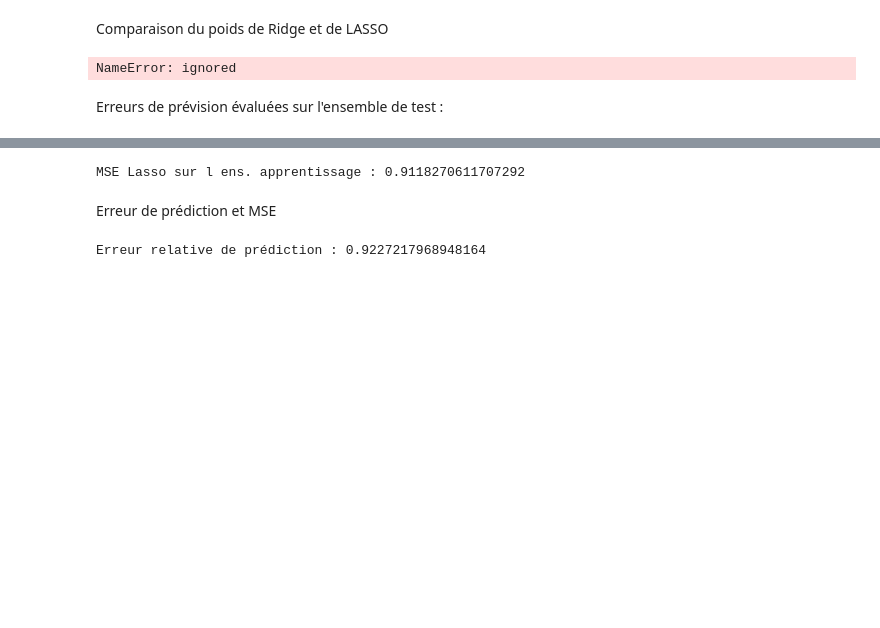
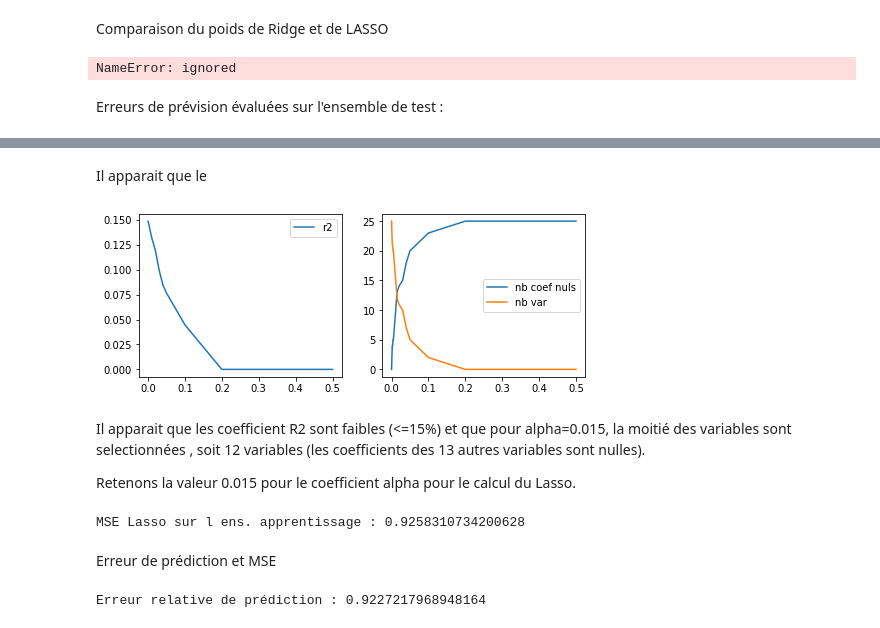
Before and after one commit to MarleneChevalier/Optimisation, a Jupyter notebook: Projet_Optimisation.ipynb, the cells around one changed output, grey strips where cells are left out. Cells and saved outputs as stored; diff of their text form; code cells hidden in the pictures; blank space fills up the shorter version.

```diff
--- a/Projet_Optimisation.ipynb
+++ b/Projet_Optimisation.ipynb
@@ -500,5 +499,5 @@ __Regression Ridge avec scikit learn__
 # %%
-regRidge = skl.Ridge(alpha=10,fit_intercept=False,normalize=True)
+regRidge = skl.Ridge(alpha=10,fit_intercept=False,normalize=False)
 regRidge.fit(X_train, Y_train)
 regRidge_pred_train= regRidge.predict(X_train)
 print('MSE Ridge sur l ens. apprentissage :', np.sqrt(sklmet.mean_squared_error(Y_train,regRidge_pred_train)))
@@ -667,0 +674,9 @@ Regression Lasso avec scikit learn
+# %%
+ resL = []
+for alf in tqdm.tqdm([0.00001,0.0001,0.0005,0.001,0.002,0.003,0.004,0.005,0.01,0.015,0.02,0.03,0.04,0.05,0.1,0.2,0.3,0.4,0.5]):
+    regLasso2 = skl.Lasso(alpha=alf,fit_intercept=False,normalize=False)
+    regLasso2_pred_train = regLasso2.fit(X_train, Y_train)
+    regLasso2_r2 = sklmet.r2_score(Y_test,regLasso2_pred_train.predict(X_test))
+    resL.append({'lambda':alf,'r2':regLasso2_r2,'nb coef nuls':sum(regLasso2_pred_train.coef_==0)})
+dfL=pd.DataFrame(resL)
+print(dfL)
@@ -668,10 +704,25 @@ Regression Lasso avec scikit learn
+# %% [markdown]
+Il apparait que le
+# %%
+fig,ax = plt.subplots(1,2,figsize=(8,3))
+ax[0].plot(dfL['lambda'],dfL['r2'],label='r2')
+ax[1].plot(dfL['lambda'],dfL['nb coef nuls'],label="nb coef nuls")
+ax[1].plot(dfL['lambda'],regLasso2_pred_train.coef_.shape[0]-dfL['nb coef nuls'],label="nb var")
+ax[0].legend()
+ax[1].legend();
+# %% [output]
+[figure, added]
+# %% [markdown]
+Il apparait que les coefficient R2 sont faibles (<=15%) et que pour alpha=0.015, la moitié des variables sont selectionnées , soit 12 variables (les coefficients des 13 autres variables sont nulles).
+
+Retenons la valeur 0.015 pour le coefficient alpha pour le calcul du Lasso.
 # %%
-regLasso = skl.Lasso(alpha=0.0001,fit_intercept=False,normalize=True)
+regLasso = skl.Lasso(alpha=0.015,fit_intercept=False,normalize=False)
 regLasso.fit(X_train, Y_train)
 regLasso_pred_train= regLasso.predict(X_train)
 print('MSE Lasso sur l ens. apprentissage :', np.sqrt(sklmet.mean_squared_error(Y_train,regLasso_pred_train)))
 # %% [output]
-MSE Lasso sur l ens. apprentissage : 0.9118270611707292
+MSE Lasso sur l ens. apprentissage : 0.9258310734200628
 # %% [markdown]
 Erreur de prédiction et MSE
 # %%
```
Also changed, not shown: parts of 20 cells of this notebook.
